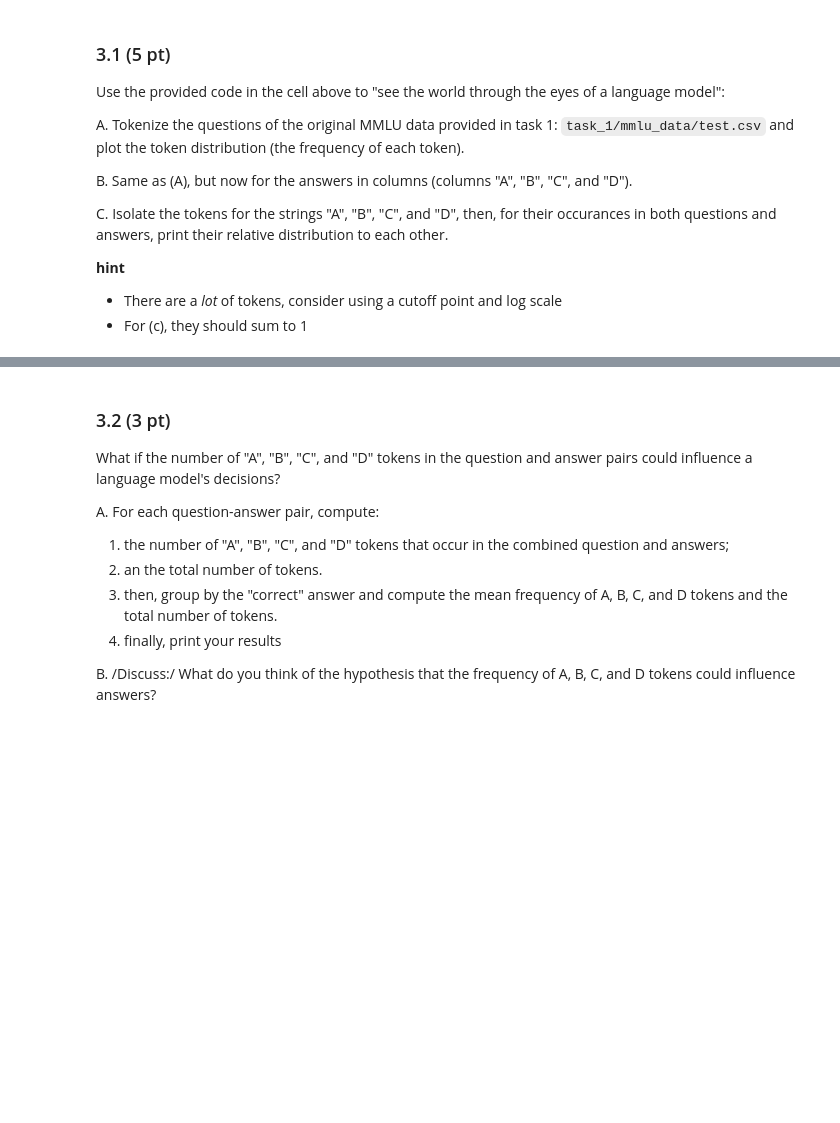
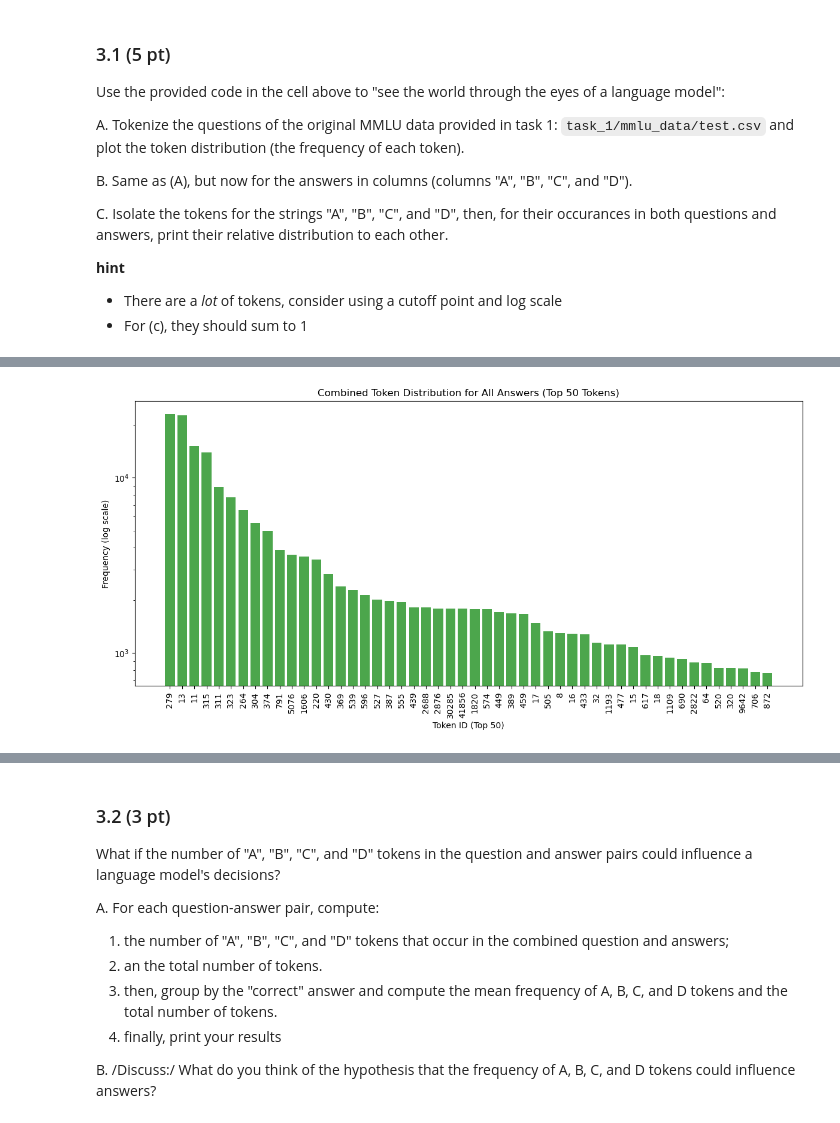
Before and after one commit to Jvviragine/data_analysis_um_course, a Jupyter notebook: data_clinics/clinic1/JV_Data_Clinic_1.ipynb, the cells around one changed output, grey strips where cells are left out. Saved outputs shown, nothing was run; the diff lists cells and outputs as text; code cells hidden in the pictures; blank space fills up the shorter version.

```diff
--- a/data_clinics/clinic1/JV_Data_Clinic_1.ipynb
+++ b/data_clinics/clinic1/JV_Data_Clinic_1.ipynb
@@ -1634 +1837,29 @@ C. Isolate the tokens for the strings "A", "B", "C", and "D", then, for their oc
+# %%
+# Combine tokens from all answer columns
+all_answer_tokens = []
+for column in ["A_tokens", "B_tokens", "C_tokens", "D_tokens"]:
+    all_answer_tokens.extend([token for tokens in df_test[column] for token in tokens])
+
+# Count token frequencies for all answers
+combined_token_counts = Counter(all_answer_tokens)
+
+# Sort tokens by frequency
+sorted_combined_tokens = sorted(combined_token_counts.items(), key=lambda x: x[1], reverse=True)
+
+# Extract the top 50 tokens
+top_combined_tokens = sorted_combined_tokens[:50]
+tokens, counts = zip(*top_combined_tokens)
+
+# Plot the token distribution (log scale)
+plt.figure(figsize=(12, 6))
+plt.bar(range(len(tokens)), counts, color='green', alpha=0.7)
+plt.yscale('log')
+plt.xticks(range(len(tokens)), tokens, rotation=90)
+plt.xlabel('Token ID (Top 50)')
+plt.ylabel('Frequency (log scale)')
+plt.title('Combined Token Distribution for All Answers (Top 50 Tokens)')
+plt.tight_layout()
+plt.show()
+# %% [output]
+[figure, added]
 # %%
```
Also changed, not shown: parts of 12 cells of this notebook.
